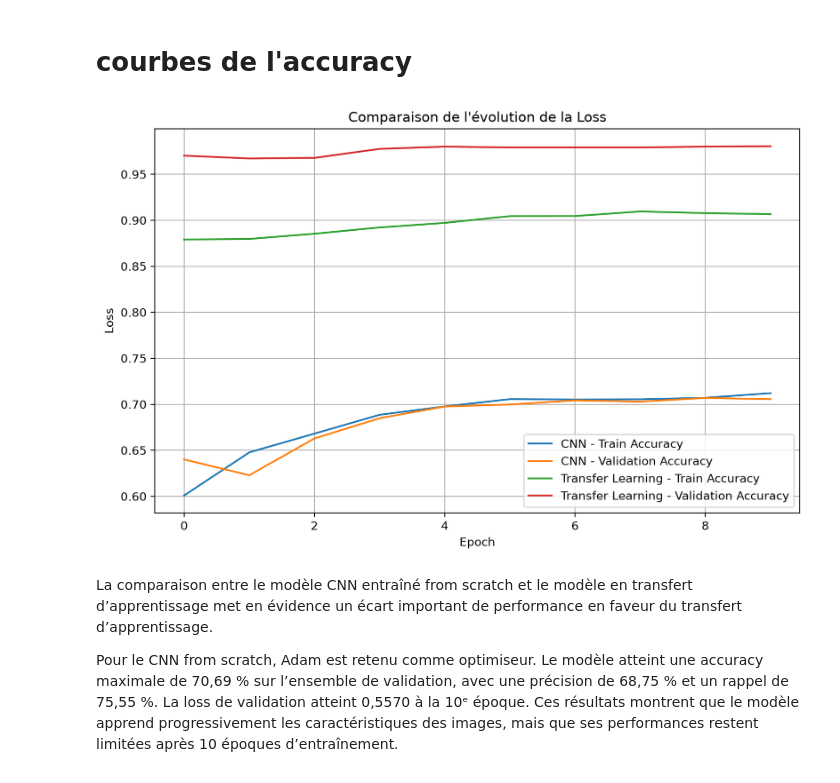
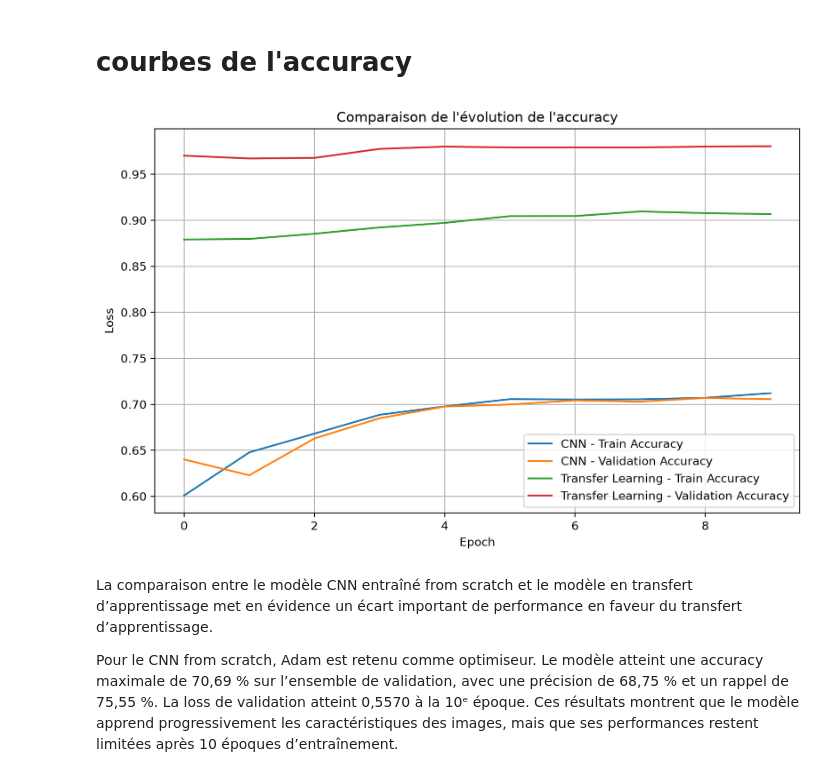
Before and after one commit to sekougit/cnn-catsdogs-DrameSekou, a Jupyter notebook: notebook.ipynb, the cells around one changed output. Drawn from its saved outputs; the diff is of its cells as text; code cells hidden in the pictures.

Commit message:
modification figures, readme et notebook

```diff
--- a/notebook.ipynb
+++ b/notebook.ipynb
@@ -2617,25 +2617,25 @@ plt.show()
 # %%
 # Courbe comparative des Loss
 plt.figure(figsize=(10, 6))
 
 # CNN from scratch
 plt.plot(history_adam_cnn["train_accuracy"], label="CNN - Train Accuracy")
 plt.plot(history_adam_cnn["val_accuracy"], label="CNN - Validation Accuracy")
 
 # Transfer Learning
 plt.plot(history_sgd_tl["train_accuracy"], label="Transfer Learning - Train Accuracy")
 plt.plot(history_sgd_tl["val_accuracy"], label="Transfer Learning - Validation Accuracy")
 
 plt.xlabel("Epoch")
 plt.ylabel("Loss")
-plt.title("Comparaison de l'évolution de la Loss")
+plt.title("Comparaison de l'évolution de l'accuracy")
 
 plt.legend()
 plt.grid(True)
 
 plt.show()
 # %% [output]
-[figure, old version]
+[figure, new version]
 # %% [markdown]
 La comparaison entre le modèle CNN entraîné from scratch et le modèle en transfert d’apprentissage met en évidence un écart important de performance en faveur du transfert d’apprentissage.
 
```
Also changed, not shown: parts of 1 cell of this notebook, 2 other files.
